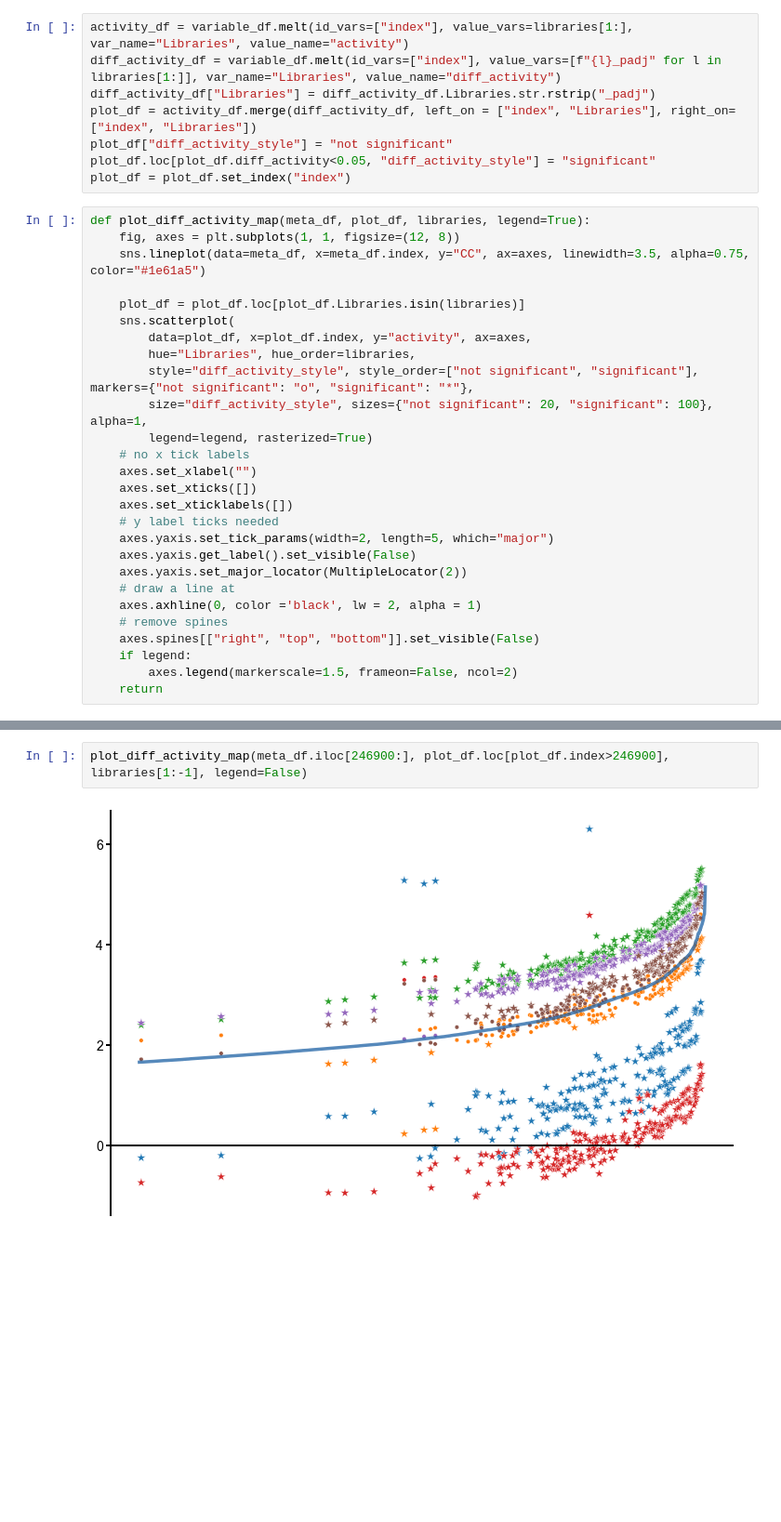
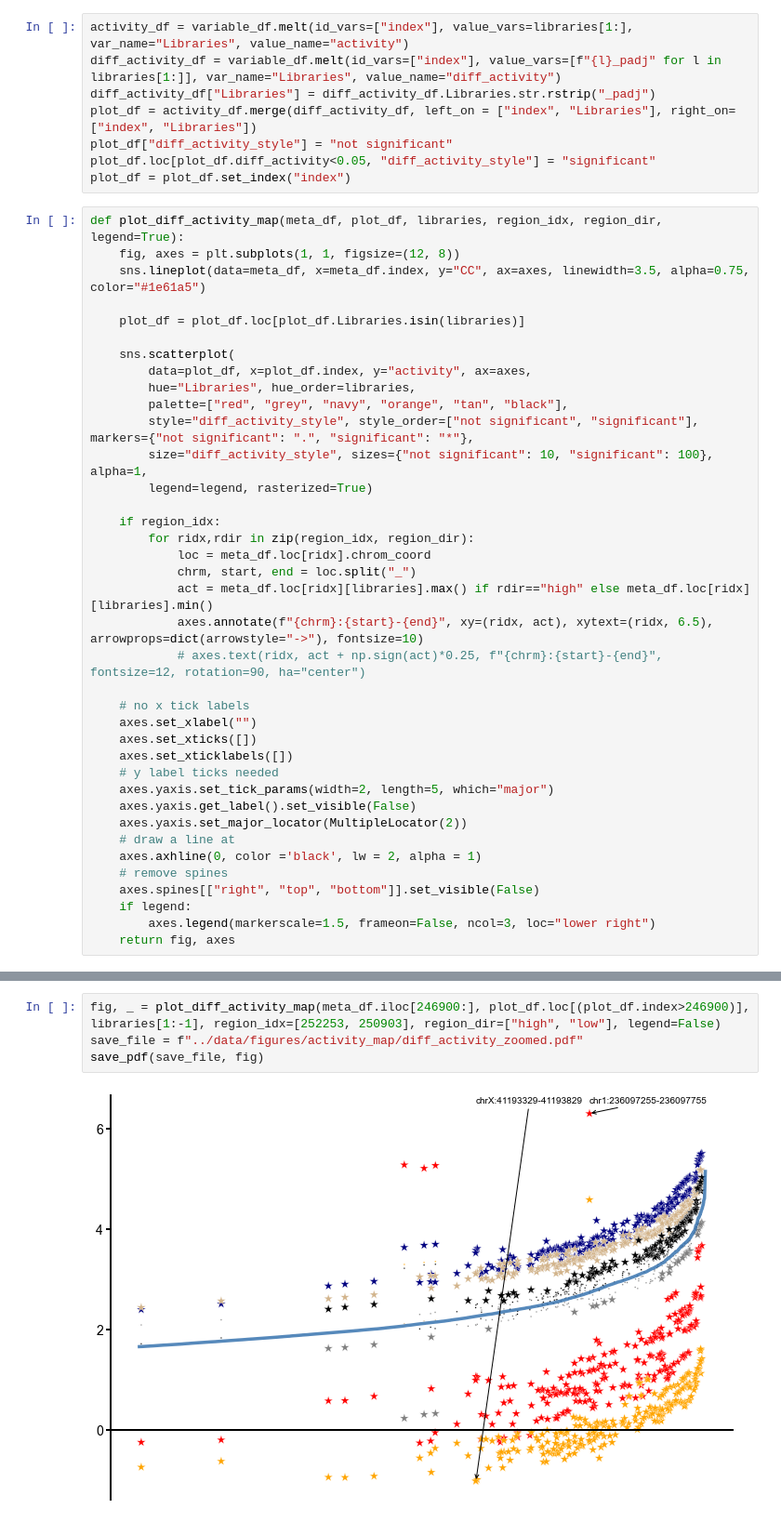
Before and after one commit to deeprob/starrseq_results, a Jupyter notebook: 2_categorize_fragments_on_activity/notebooks/1_diff_activity_map.ipynb, the cells around one changed output, grey strips where cells are left out. Shown: that part at 93% size. Saved outputs shown, nothing was run; the diff lists cells and outputs as text; blank space fills up the shorter version.

Commit message:
new-diff-activity-map-added

```diff
--- a/2_categorize_fragments_on_activity/notebooks/1_diff_activity_map.ipynb
+++ b/2_categorize_fragments_on_activity/notebooks/1_diff_activity_map.ipynb
@@ -61,17 +61,28 @@ plot_df["diff_activity_style"] = "not significant"
 plot_df.loc[plot_df.diff_activity<0.05, "diff_activity_style"] = "significant"
 plot_df = plot_df.set_index("index")
 # %%
-def plot_diff_activity_map(meta_df, plot_df, libraries, legend=True):
+def plot_diff_activity_map(meta_df, plot_df, libraries, region_idx, region_dir, legend=True):
     fig, axes = plt.subplots(1, 1, figsize=(12, 8))
     sns.lineplot(data=meta_df, x=meta_df.index, y="CC", ax=axes, linewidth=3.5, alpha=0.75, color="#1e61a5")
 
     plot_df = plot_df.loc[plot_df.Libraries.isin(libraries)]
+
     sns.scatterplot(
         data=plot_df, x=plot_df.index, y="activity", ax=axes,
         hue="Libraries", hue_order=libraries,
-        style="diff_activity_style", style_order=["not significant", "significant"], markers={"not significant": "o", "significant": "*"},
-        size="diff_activity_style", sizes={"not significant": 20, "significant": 100}, alpha=1,
+        palette=["red", "grey", "navy", "orange", "tan", "black"],
+        style="diff_activity_style", style_order=["not significant", "significant"], markers={"not significant": ".", "significant": "*"},
+        size="diff_activity_style", sizes={"not significant": 10, "significant": 100}, alpha=1,
         legend=legend, rasterized=True)
+
+    if region_idx:
+        for ridx,rdir in zip(region_idx, region_dir):
+            loc = meta_df.loc[ridx].chrom_coord
+            chrm, start, end = loc.split("_")
+            act = meta_df.loc[ridx][libraries].max() if rdir=="high" else meta_df.loc[ridx][libraries].min()
+            axes.annotate(f"{chrm}:{start}-{end}", xy=(ridx, act), xytext=(ridx, 6.5), arrowprops=dict(arrowstyle="->"), fontsize=10)
+            # axes.text(ridx, act + np.sign(act)*0.25, f"{chrm}:{start}-{end}", fontsize=12, rotation=90, ha="center")
+
     # no x tick labels
     axes.set_xlabel("")
     axes.set_xticks([])
@@ -85,5 +96,5 @@ def plot_diff_activity_map(meta_df, plot_df, libraries, legend=True):
     # remove spines
     axes.spines[["right", "top", "bottom"]].set_visible(False)
     if legend:
-        axes.legend(markerscale=1.5, frameon=False, ncol=2)
-    return
+        axes.legend(markerscale=1.5, frameon=False, ncol=3, loc="lower right")
+    return fig, axes
@@ -94,4 +107,6 @@ plot_diff_activity_map(meta_df, plot_df, libraries[1:-1])
 # %%
-plot_diff_activity_map(meta_df.iloc[246900:], plot_df.loc[plot_df.index>246900], libraries[1:-1], legend=False)
+fig, _ = plot_diff_activity_map(meta_df.iloc[246900:], plot_df.loc[(plot_df.index>246900)], libraries[1:-1], region_idx=[252253, 250903], region_dir=["high", "low"], legend=False)
+save_file = f"../data/figures/activity_map/diff_activity_zoomed.pdf"
+save_pdf(save_file, fig)
 # %% [output]
-[figure, old version]
+[figure, new version]
```
Also changed, not shown: parts of 3 cells of this notebook.
